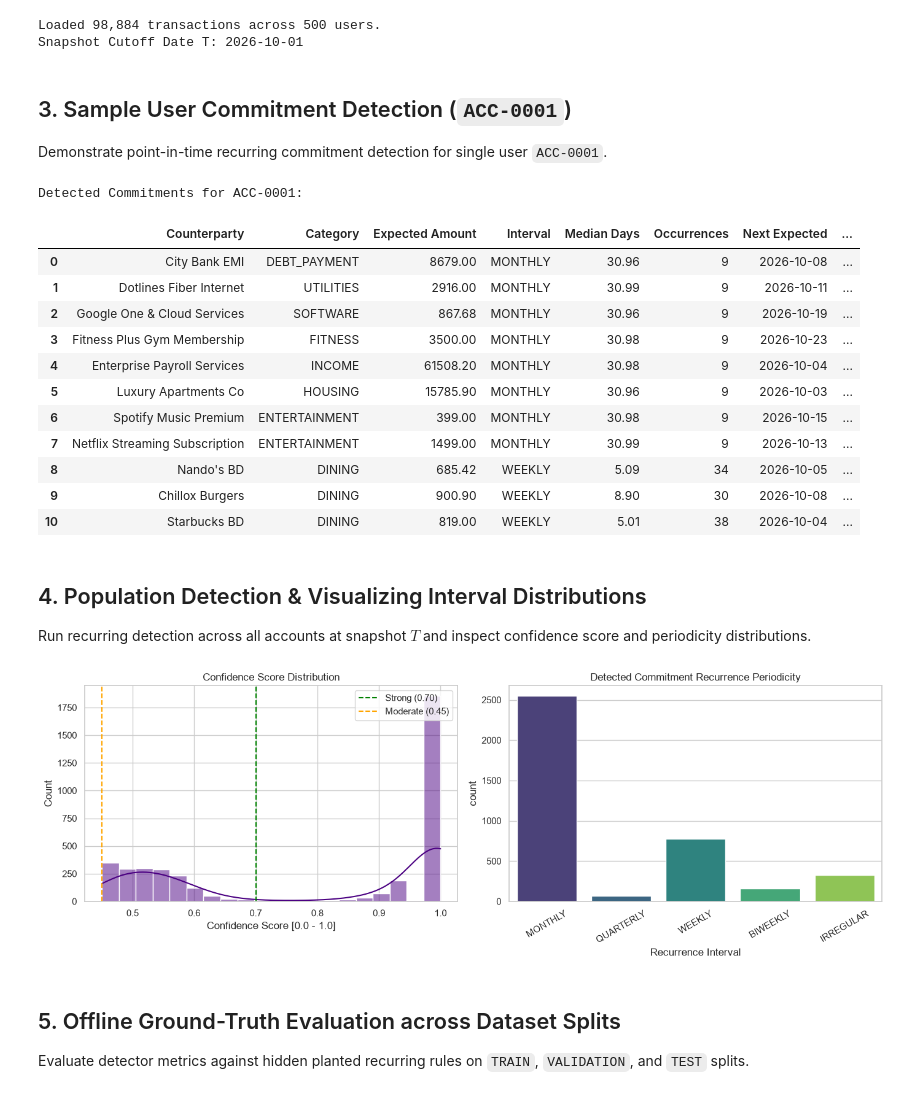
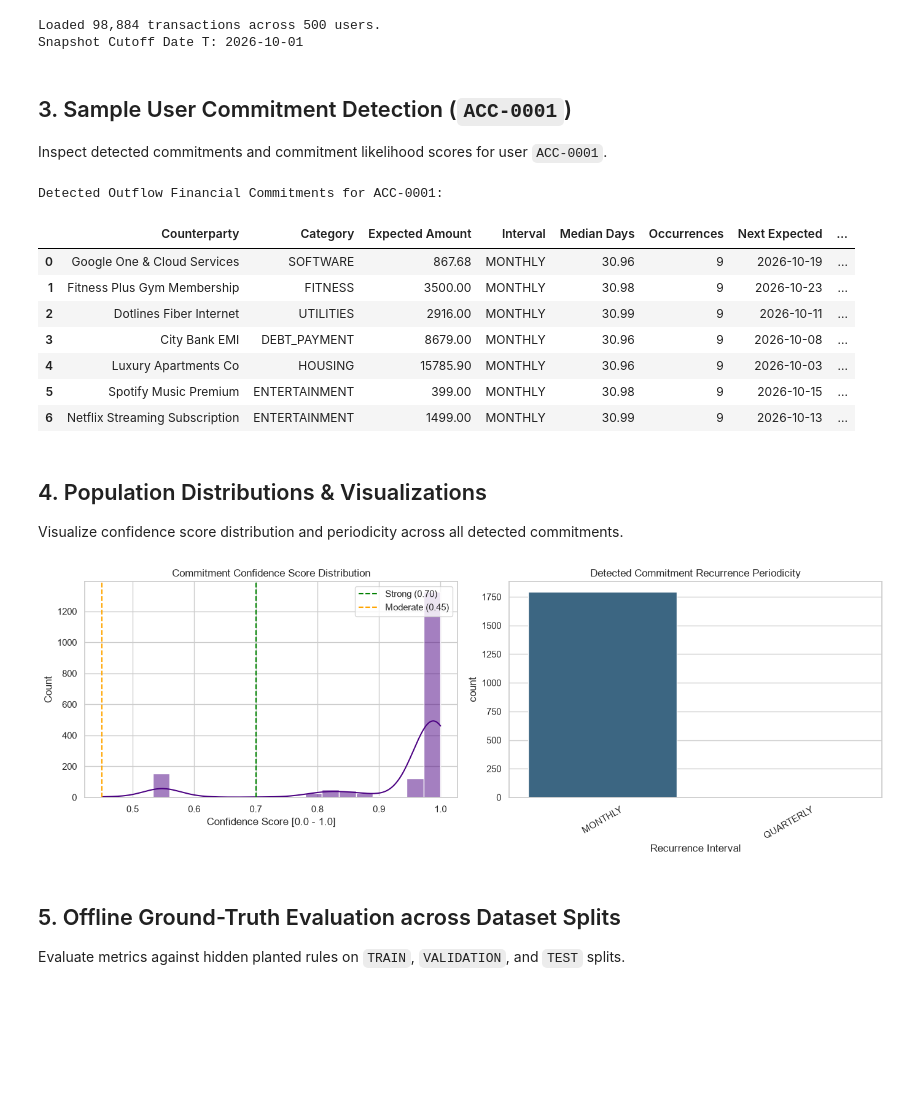
Before and after one commit to Supan-Roy/Spendable, a Jupyter notebook: notebooks/02_recurring_detection_exploration.ipynb, the cells around one changed output. Drawn from its saved outputs; the diff is of its cells as text; code cells hidden in the pictures; blank space fills up the shorter version.

Commit message:
refactor(recurring): implement commitment likelihood scoring, direction isolation, and category breakdown evaluation

```diff
--- a/notebooks/02_recurring_detection_exploration.ipynb
+++ b/notebooks/02_recurring_detection_exploration.ipynb
@@ -54,13 +56,13 @@ Snapshot Cutoff Date T: 2026-10-01
 # %% [markdown]
 ## 3. Sample User Commitment Detection (`ACC-0001`)
 
-Demonstrate point-in-time recurring commitment detection for single user `ACC-0001`.
+Inspect detected commitments and commitment likelihood scores for user `ACC-0001`.
 # %%
 config = DetectionConfig(strong_threshold=0.70, moderate_threshold=0.45)
 detector = RecurringDetector(config)
 
 acc1_txs = [t for t in transactions if t['account_id'] == 'ACC-0001']
-acc1_commitments = detector.detect(acc1_txs, snapshot_time)
+acc1_commitments = detector.detect(acc1_txs, snapshot_time, direction_filter='OUTFLOW')
 
 comm_data = []
 for c in acc1_commitments:
@@ -72,65 +74,60 @@ for c in acc1_commitments:
         'Median Days': c.median_interval_days,
         'Occurrences': c.occurrence_count,
         'Next Expected': c.next_expected_date,
-        'Confidence': c.confidence_score,
+        'Likelihood': c.commitment_likelihood,
         'Status': c.detection_status.value,
     })
 
 df_acc1 = pd.DataFrame(comm_data)
-print('Detected Commitments for ACC-0001:')
+print('Detected Outflow Financial Commitments for ACC-0001:')
 display(df_acc1)
 # %% [output]
-Detected Commitments for ACC-0001:
+Detected Outflow Financial Commitments for ACC-0001:
 |  | Counterparty | Category | Expected Amount | Interval | Median Days | Occurrences | Next Expected | ... |
-| 0 | City Bank EMI | DEBT_PAYMENT | 8679.00 | MONTHLY | 30.96 | 9 | 2026-10-08 | ... |
-| 1 | Dotlines Fiber Internet | UTILITIES | 2916.00 | MONTHLY | 30.99 | 9 | 2026-10-11 | ... |
-| 2 | Google One & Cloud Services | SOFTWARE | 867.68 | MONTHLY | 30.96 | 9 | 2026-10-19 | ... |
-| 3 | Fitness Plus Gym Membership | FITNESS | 3500.00 | MONTHLY | 30.98 | 9 | 2026-10-23 | ... |
-| 4 | Enterprise Payroll Services | INCOME | 61508.20 | MONTHLY | 30.98 | 9 | 2026-10-04 | ... |
-| 5 | Luxury Apartments Co | HOUSING | 15785.90 | MONTHLY | 30.96 | 9 | 2026-10-03 | ... |
-| 6 | Spotify Music Premium | ENTERTAINMENT | 399.00 | MONTHLY | 30.98 | 9 | 2026-10-15 | ... |
-| 7 | Netflix Streaming Subscription | ENTERTAINMENT | 1499.00 | MONTHLY | 30.99 | 9 | 2026-10-13 | ... |
-| 8 | Nando's BD | DINING | 685.42 | WEEKLY | 5.09 | 34 | 2026-10-05 | ... |
-| 9 | Chillox Burgers | DINING | 900.90 | WEEKLY | 8.90 | 30 | 2026-10-08 | ... |
-| 10 | Starbucks BD | DINING | 819.00 | WEEKLY | 5.01 | 38 | 2026-10-04 | ... |
+| 0 | Google One & Cloud Services | SOFTWARE | 867.68 | MONTHLY | 30.96 | 9 | 2026-10-19 | ... |
+| 1 | Fitness Plus Gym Membership | FITNESS | 3500.00 | MONTHLY | 30.98 | 9 | 2026-10-23 | ... |
+| 2 | Dotlines Fiber Internet | UTILITIES | 2916.00 | MONTHLY | 30.99 | 9 | 2026-10-11 | ... |
+| 3 | City Bank EMI | DEBT_PAYMENT | 8679.00 | MONTHLY | 30.96 | 9 | 2026-10-08 | ... |
+| 4 | Luxury Apartments Co | HOUSING | 15785.90 | MONTHLY | 30.96 | 9 | 2026-10-03 | ... |
+| 5 | Spotify Music Premium | ENTERTAINMENT | 399.00 | MONTHLY | 30.98 | 9 | 2026-10-15 | ... |
+| 6 | Netflix Streaming Subscription | ENTERTAINMENT | 1499.00 | MONTHLY | 30.99 | 9 | 2026-10-13 | ... |
-# %% [markdown]
-## 4. Population Detection & Visualizing Interval Distributions
-
-Run recurring detection across all accounts at snapshot $T$ and inspect confidence score and periodicity distributions.
+# %% [markdown]
+## 4. Population Distributions & Visualizations
+
+Visualize confidence score distribution and periodicity across all detected commitments.
 # %%
-all_commitments = detector.detect(transactions, snapshot_time)
+all_commitments = detector.detect(transactions, snapshot_time, direction_filter='OUTFLOW')
 df_all = pd.DataFrame([c.model_dump() for c in all_commitments])
-# Clean interval label for display
 df_all['recurrence_interval'] = df_all['recurrence_interval'].astype(str).apply(lambda x: x.split('.')[-1])
 
 fig, axes = plt.subplots(1, 2, figsize=(14, 5))
 
 sns.histplot(df_all['confidence_score'], bins=20, kde=True, ax=axes[0], color='indigo')
-axes[0].set_title('Confidence Score Distribution')
+axes[0].set_title('Commitment Confidence Score Distribution')
 axes[0].set_xlabel('Confidence Score [0.0 - 1.0]')
 axes[0].axvline(0.70, color='green', linestyle='--', label='Strong (0.70)')
 axes[0].axvline(0.45, color='orange', linestyle='--', label='Moderate (0.45)')
 axes[0].legend()
 
 sns.countplot(
     data=df_all,
     x='recurrence_interval',
     hue='recurrence_interval',
     ax=axes[1],
     palette='viridis',
     legend=False
 )
 axes[1].set_title('Detected Commitment Recurrence Periodicity')
 axes[1].set_xlabel('Recurrence Interval')
 axes[1].tick_params(axis='x', rotation=30)
 
 plt.tight_layout()
 plt.show()
 # %% [output]
-[figure, old version]
+[figure, new version]
 # %% [markdown]
 ## 5. Offline Ground-Truth Evaluation across Dataset Splits
 
-Evaluate detector metrics against hidden planted recurring rules on `TRAIN`, `VALIDATION`, and `TEST` splits.
+Evaluate metrics against hidden planted rules on `TRAIN`, `VALIDATION`, and `TEST` splits.
 # %%
 evaluator = RecurringEvaluator(gt_data)
```
Also changed, not shown: parts of 8 cells of this notebook, 7 other files.
